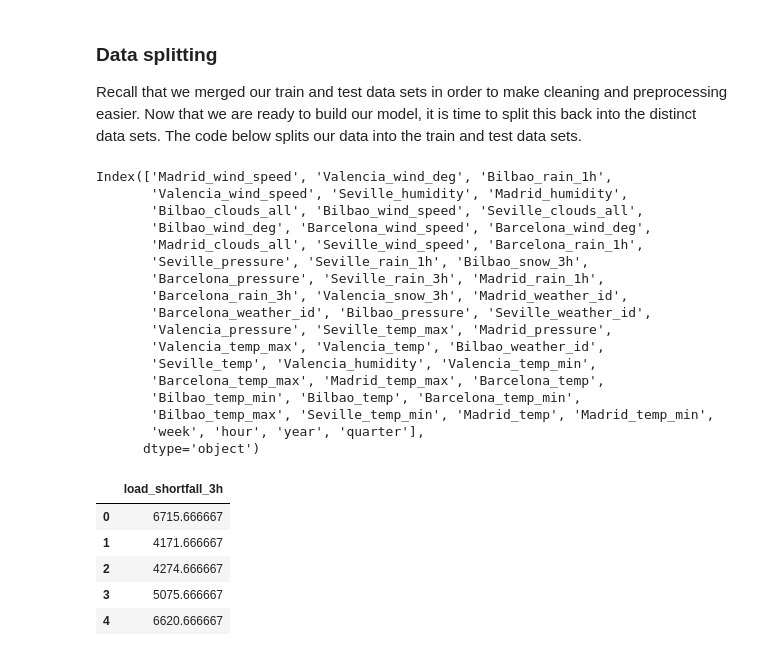
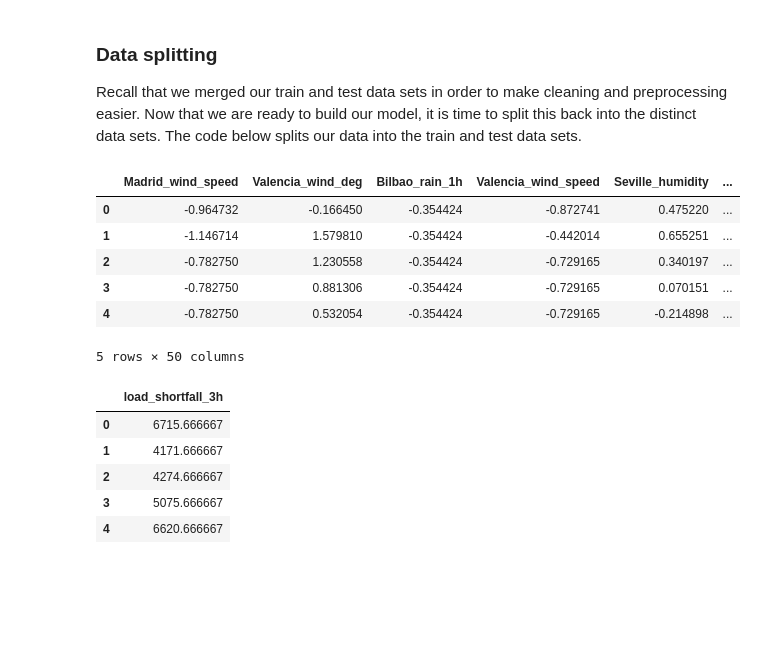
Before and after one commit to okonp07/Team21_Predict, a Jupyter notebook: starter-notebook.ipynb, the cells around one changed output. Cells and saved outputs as stored; diff of their text form; code cells hidden in the pictures; blank space fills up the shorter version.

```diff
--- a/starter-notebook.ipynb
+++ b/starter-notebook.ipynb
@@ -766,25 +818,15 @@ x_train = merged_df_clean[:len(df_train)].drop('load_shortfall_3h',axis=1)
 #Ignore for now. Will be used when model is built and ready to be tested
 x_test = merged_df_clean[len(df_train):].drop('load_shortfall_3h',axis=1)
 # %%
-x_train.columns
+x.head()
 # %% [output]
+|  | Madrid_wind_speed | Valencia_wind_deg | Bilbao_rain_1h | Valencia_wind_speed | Seville_humidity | ... |
+| 0 | -0.964732 | -0.166450 | -0.354424 | -0.872741 | 0.475220 | ... |
+| 1 | -1.146714 | 1.579810 | -0.354424 | -0.442014 | 0.655251 | ... |
+| 2 | -0.782750 | 1.230558 | -0.354424 | -0.729165 | 0.340197 | ... |
+| 3 | -0.782750 | 0.881306 | -0.354424 | -0.729165 | 0.070151 | ... |
+| 4 | -0.782750 | 0.532054 | -0.354424 | -0.729165 | -0.214898 | ... |
-Index(['Madrid_wind_speed', 'Valencia_wind_deg', 'Bilbao_rain_1h',
-       'Valencia_wind_speed', 'Seville_humidity', 'Madrid_humidity',
-       'Bilbao_clouds_all', 'Bilbao_wind_speed', 'Seville_clouds_all',
-       'Bilbao_wind_deg', 'Barcelona_wind_speed', 'Barcelona_wind_deg',
-       'Madrid_clouds_all', 'Seville_wind_speed', 'Barcelona_rain_1h',
-       'Seville_pressure', 'Seville_rain_1h', 'Bilbao_snow_3h',
-       'Barcelona_pressure', 'Seville_rain_3h', 'Madrid_rain_1h',
-       'Barcelona_rain_3h', 'Valencia_snow_3h', 'Madrid_weather_id',
-       'Barcelona_weather_id', 'Bilbao_pressure', 'Seville_weather_id',
-       'Valencia_pressure', 'Seville_temp_max', 'Madrid_pressure',
-       'Valencia_temp_max', 'Valencia_temp', 'Bilbao_weather_id',
-       'Seville_temp', 'Valencia_humidity', 'Valencia_temp_min',
-       'Barcelona_temp_max', 'Madrid_temp_max', 'Barcelona_temp',
-       'Bilbao_temp_min', 'Bilbao_temp', 'Barcelona_temp_min',
-       'Bilbao_temp_max', 'Seville_temp_min', 'Madrid_temp', 'Madrid_temp_min',
-       'week', 'hour', 'year', 'quarter'],
-      dtype='object')
+5 rows × 50 columns
 # %%
 y.head()
 # %% [output]
```
Also changed, not shown: parts of 48 cells of this notebook, 1 other file.
